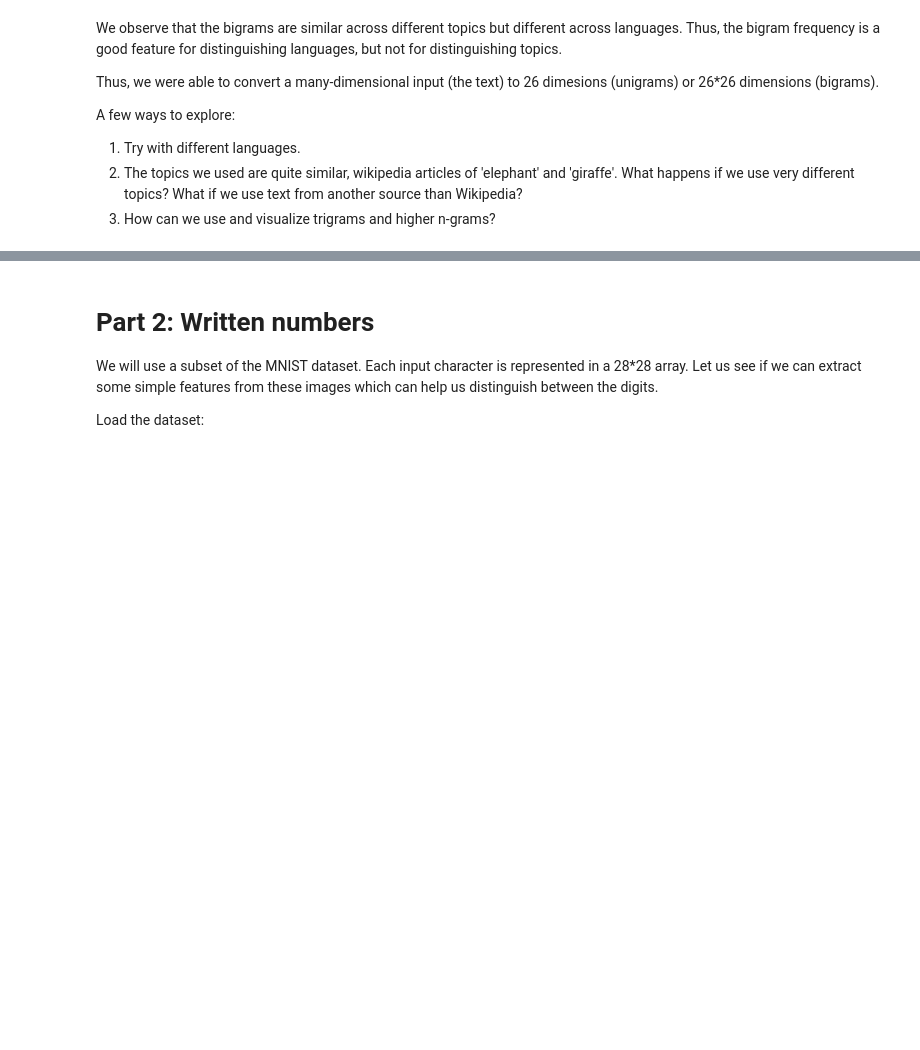
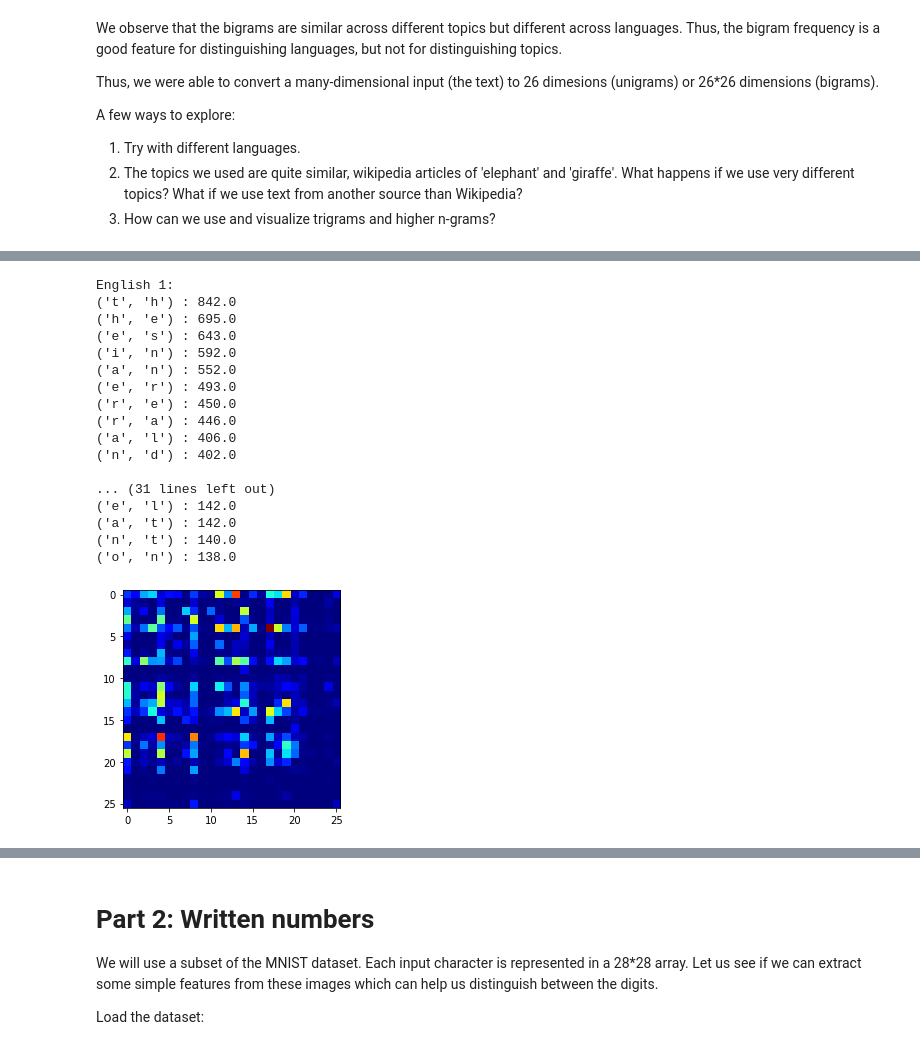
Before and after one commit to divyanx/ML, a Jupyter notebook: FMML-Labs/LAB1/Lab1_Features.ipynb, the cells around one changed output, grey strips where cells are left out. Saved outputs shown, nothing was run; the diff lists cells and outputs as text; code cells hidden in the pictures; blank space fills up the shorter version.

```diff
--- a/FMML-Labs/LAB1/Lab1_Features.ipynb
+++ b/FMML-Labs/LAB1/Lab1_Features.ipynb
@@ -175,0 +264,30 @@ A few ways to explore:
+# %%
+biit1 = plotbihistogram(bigram_it1)
+biit2 = plotbihistogram(bigram_it2)
+print('\nEnglish 1:')
+ShowTopN(bieng1)
+print('\nEnglish 2:')
+ShowTopN(bieng2)
+print('\nItalian 1:')
+ShowTopN(biit1)
+print('\nItalian 2:')
+ShowTopN(biit2)
+# %% [output]
+English 1:
+('t', 'h') : 842.0
+('h', 'e') : 695.0
+('e', 's') : 643.0
+('i', 'n') : 592.0
+('a', 'n') : 552.0
+('e', 'r') : 493.0
+('r', 'e') : 450.0
+('r', 'a') : 446.0
+('a', 'l') : 406.0
+('n', 'd') : 402.0
+
+... (31 lines left out)
+('e', 'l') : 142.0
+('a', 't') : 142.0
+('n', 't') : 140.0
+('o', 'n') : 138.0
+[figure, added]
```
Also changed, not shown: parts of 80 cells of this notebook.
